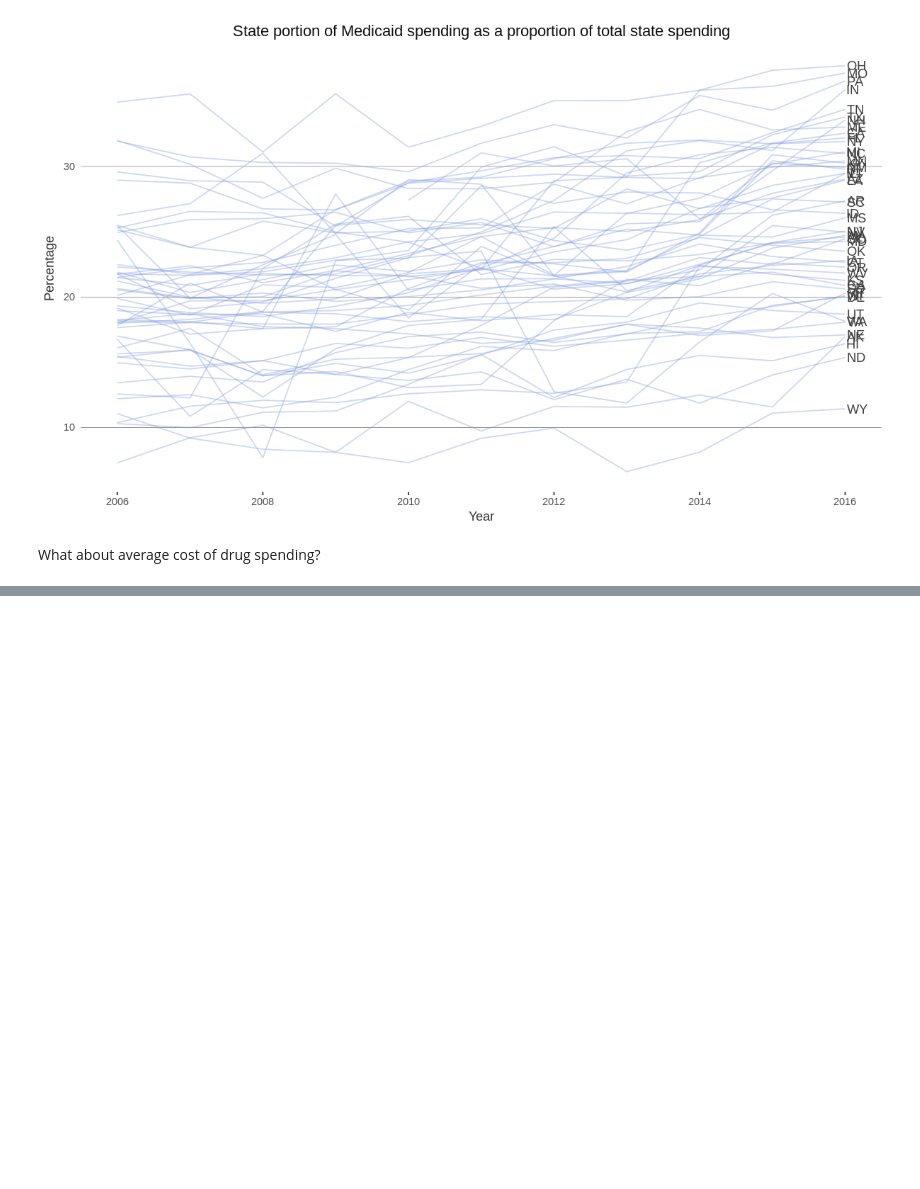
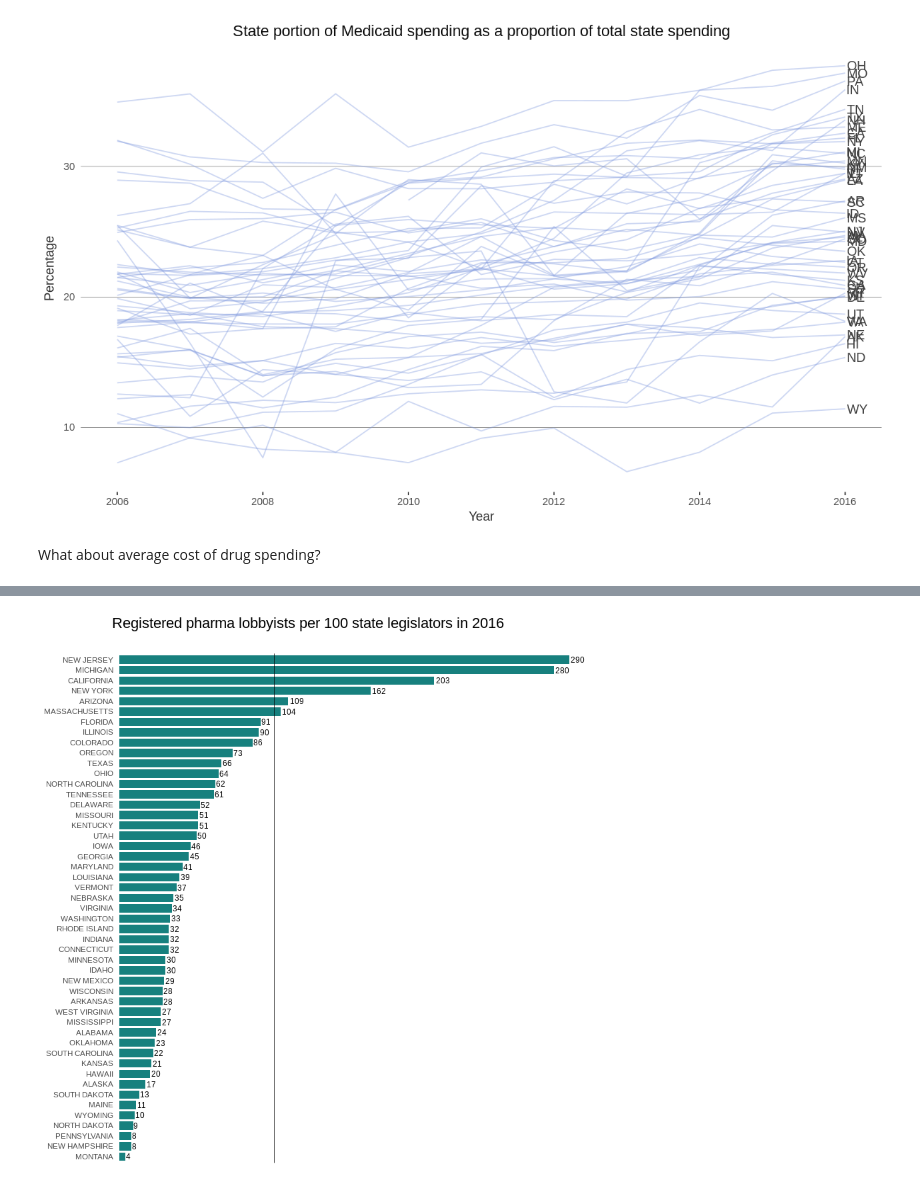
Before and after one commit to PublicI/medicaid-graphic, a Jupyter notebook: graphic.ipynb, the cells around one changed output, grey strips where cells are left out. Saved outputs shown, nothing was run; the diff lists cells and outputs as text; code cells hidden in the pictures; blank space fills up the shorter version.

```diff
--- a/graphic.ipynb
+++ b/graphic.ipynb
@@ -178,0 +193,25 @@ temp$avg_drug_spending/1000000
+# %%
+ratios = df %>%
+    filter(year == 2016) %>%
+    group_by(state_name, jurisdiction) %>%
+    summarise(ratio = round(annual_registrations/seats*100))
+# %%
+ggplot(ratios, aes(reorder(state_name,ratio), ratio)) +
+    geom_col(width = 0.8, fill = '#17807E', position = position_dodge(width = 20)) +
+    coord_flip() +
+    ggtitle('Registered pharma lobbyists per 100 state legislators in 2016') +
+    geom_text(aes(label = ratio, hjust = -.1), size = 2.5) +
+    geom_abline(intercept = 100, slope = 0, size = .2) +
+    theme(panel.grid.major = element_blank(),
+         panel.grid.minor = element_blank(),
+         panel.background = element_blank(),
+         legend.position = 'none',
+         axis.title.y = element_blank(),
+         axis.ticks.y = element_blank(),
+         axis.text.y = element_text(size = 7, margin = margin(r = -18)),
+         axis.ticks.x = element_blank(),
+         axis.text.x = element_blank(),
+         axis.title.x = element_blank(),
+         plot.title = element_text(hjust = .15, margin = margin(b = 20)))
+# %% [output]
+[figure, added]
```
Also changed, not shown: parts of 15 cells of this notebook, 4 other files.
